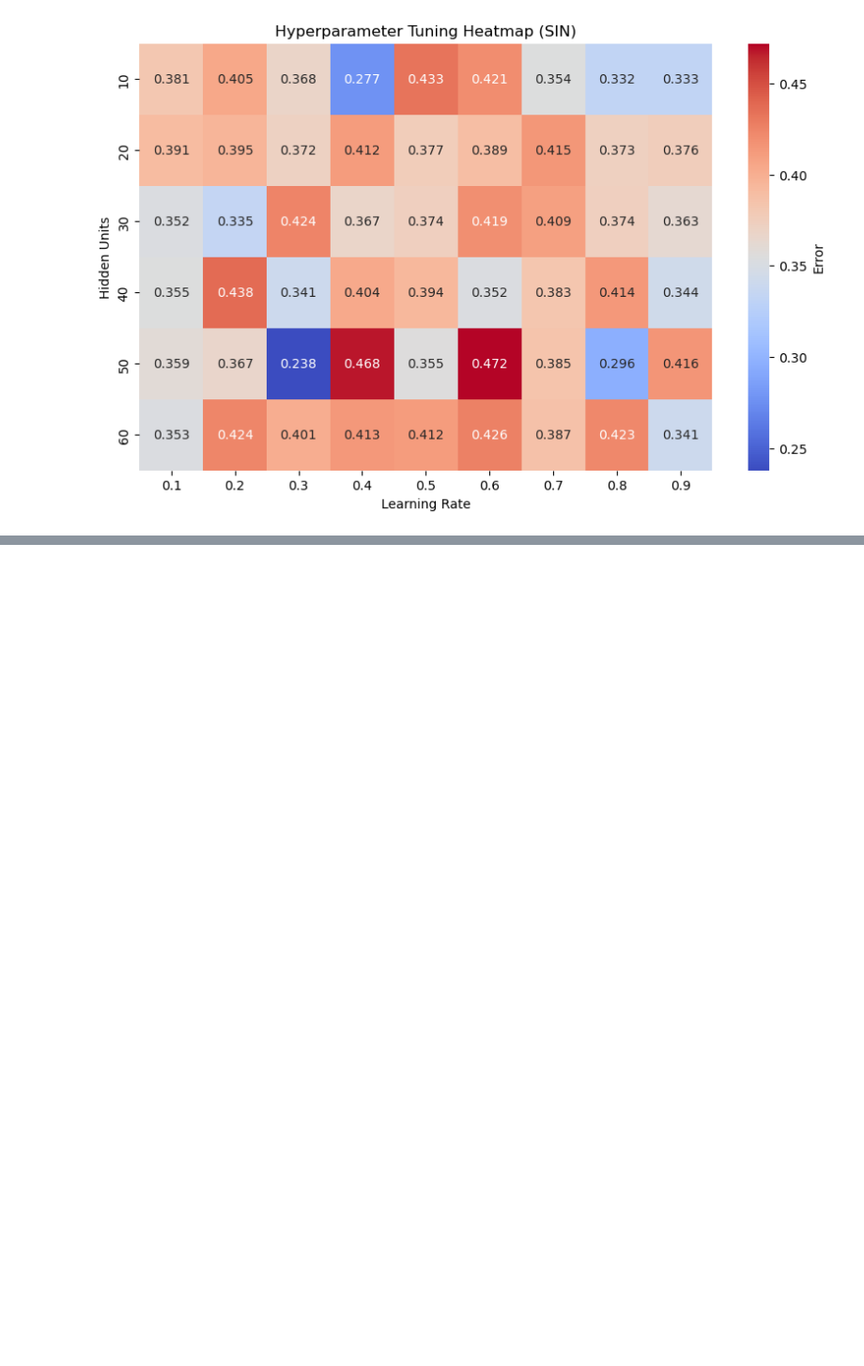
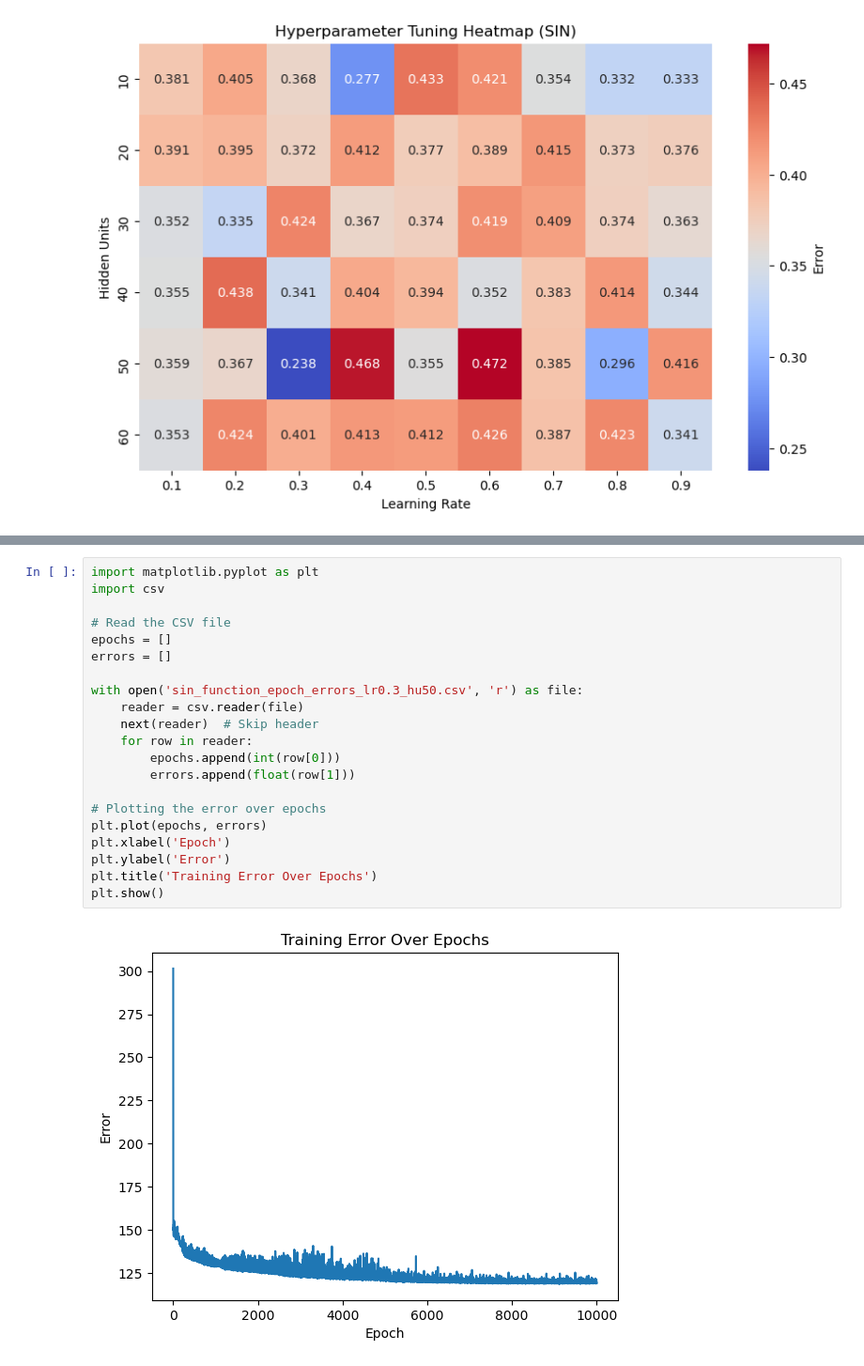
Before and after one commit to AbdullahShinwari8970/Reasearch-Model, a Jupyter notebook: Project/NotbookTesting.ipynb, the cells around one changed output, grey strips where cells are left out. Shown at 94% size. Drawn from its saved outputs; the diff is of its cells as text; blank space fills up the shorter version.

```diff
--- a/Project/NotbookTesting.ipynb
+++ b/Project/NotbookTesting.ipynb
@@ -609,0 +679,23 @@ plt.show()
+# %%
+import matplotlib.pyplot as plt
+import csv
+
+# Read the CSV file
+epochs = []
+errors = []
+
+with open('sin_function_epoch_errors_lr0.3_hu50.csv', 'r') as file:
+    reader = csv.reader(file)
+    next(reader)  # Skip header
+    for row in reader:
+        epochs.append(int(row[0]))
+        errors.append(float(row[1]))
+
+# Plotting the error over epochs
+plt.plot(epochs, errors)
+plt.xlabel('Epoch')
+plt.ylabel('Error')
+plt.title('Training Error Over Epochs')
+plt.show()
+# %% [output]
+[figure, added]
```
Also changed, not shown: parts of 3 cells of this notebook, 6 other files.
